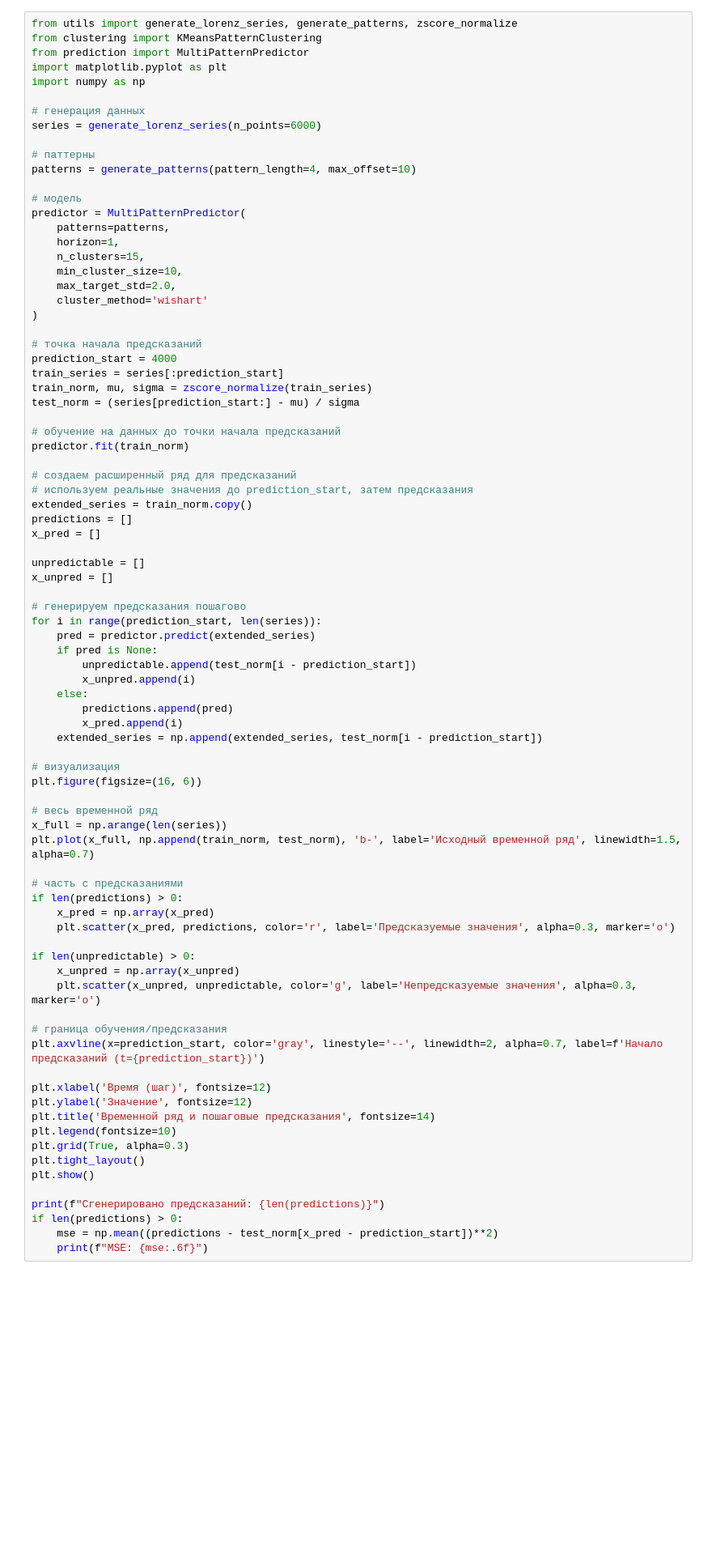
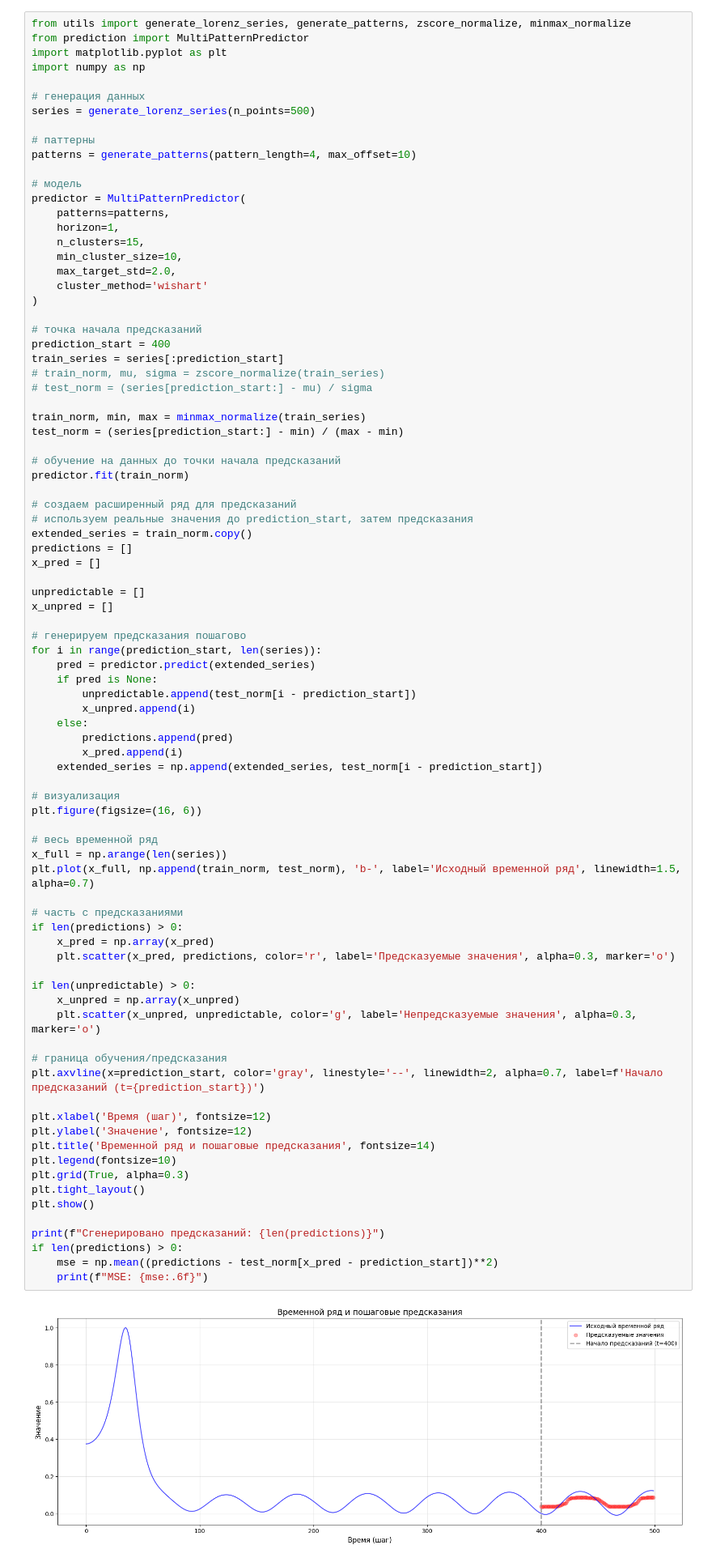
Before and after one commit to inokamilyanin/diplom, a Jupyter notebook: research.ipynb, the cells around one changed output. Shown at 81% size. Drawn from its saved outputs; the diff is of its cells as text; blank space fills up the shorter version.

```diff
--- a/research.ipynb
+++ b/research.ipynb
@@ -126,14 +124,13 @@ if len(predictions) > 0:
 Сгенерировано предсказаний: 2000
 MSE: 0.024840
 # %%
-from utils import generate_lorenz_series, generate_patterns, zscore_normalize
-from clustering import KMeansPatternClustering
+from utils import generate_lorenz_series, generate_patterns, zscore_normalize, minmax_normalize
 from prediction import MultiPatternPredictor
 import matplotlib.pyplot as plt
 import numpy as np
 
 # генерация данных
-series = generate_lorenz_series(n_points=6000)
+series = generate_lorenz_series(n_points=500)
 
 # паттерны
 patterns = generate_patterns(pattern_length=4, max_offset=10)
@@ -149,10 +146,13 @@ predictor = MultiPatternPredictor(
 )
 
 # точка начала предсказаний
-prediction_start = 4000
+prediction_start = 400
 train_series = series[:prediction_start]
-train_norm, mu, sigma = zscore_normalize(train_series)
-test_norm = (series[prediction_start:] - mu) / sigma
+# train_norm, mu, sigma = zscore_normalize(train_series)
+# test_norm = (series[prediction_start:] - mu) / sigma
+
+train_norm, min, max = minmax_normalize(train_series)
+test_norm = (series[prediction_start:] - min) / (max - min)
 
 # обучение на данных до точки начала предсказаний
 predictor.fit(train_norm)
@@ -182,30 +182,31 @@ plt.figure(figsize=(16, 6))
 
 # весь временной ряд
 x_full = np.arange(len(series))
 plt.plot(x_full, np.append(train_norm, test_norm), 'b-', label='Исходный временной ряд', linewidth=1.5, alpha=0.7)
 
 # часть с предсказаниями
 if len(predictions) > 0:
     x_pred = np.array(x_pred)
     plt.scatter(x_pred, predictions, color='r', label='Предсказуемые значения', alpha=0.3, marker='o')
 
 if len(unpredictable) > 0:
     x_unpred = np.array(x_unpred)
     plt.scatter(x_unpred, unpredictable, color='g', label='Непредсказуемые значения', alpha=0.3, marker='o')
 
 # граница обучения/предсказания
 plt.axvline(x=prediction_start, color='gray', linestyle='--', linewidth=2, alpha=0.7, label=f'Начало предсказаний (t={prediction_start})')
 
 plt.xlabel('Время (шаг)', fontsize=12)
 plt.ylabel('Значение', fontsize=12)
 plt.title('Временной ряд и пошаговые предсказания', fontsize=14)
 plt.legend(fontsize=10)
 plt.grid(True, alpha=0.3)
 plt.tight_layout()
 plt.show()
 
 print(f"Сгенерировано предсказаний: {len(predictions)}")
 if len(predictions) > 0:
     mse = np.mean((predictions - test_norm[x_pred - prediction_start])**2)
     print(f"MSE: {mse:.6f}")
 # %% [output]
+[figure, new version]
```
Also changed, not shown: parts of 4 cells of this notebook, 3 other files.
